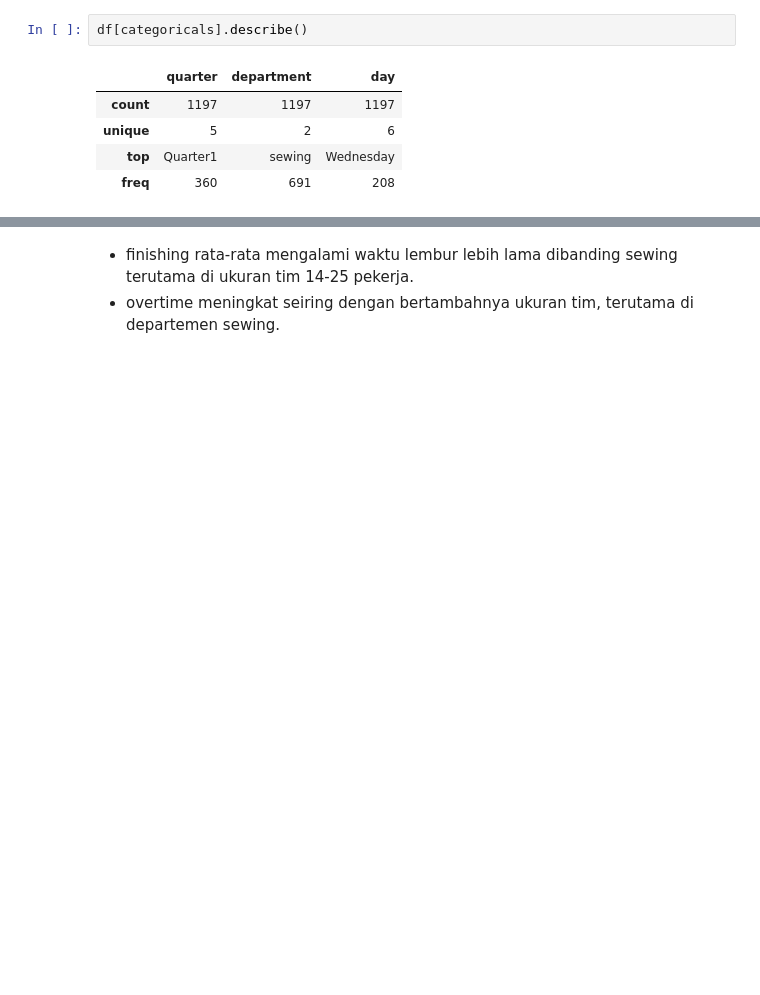
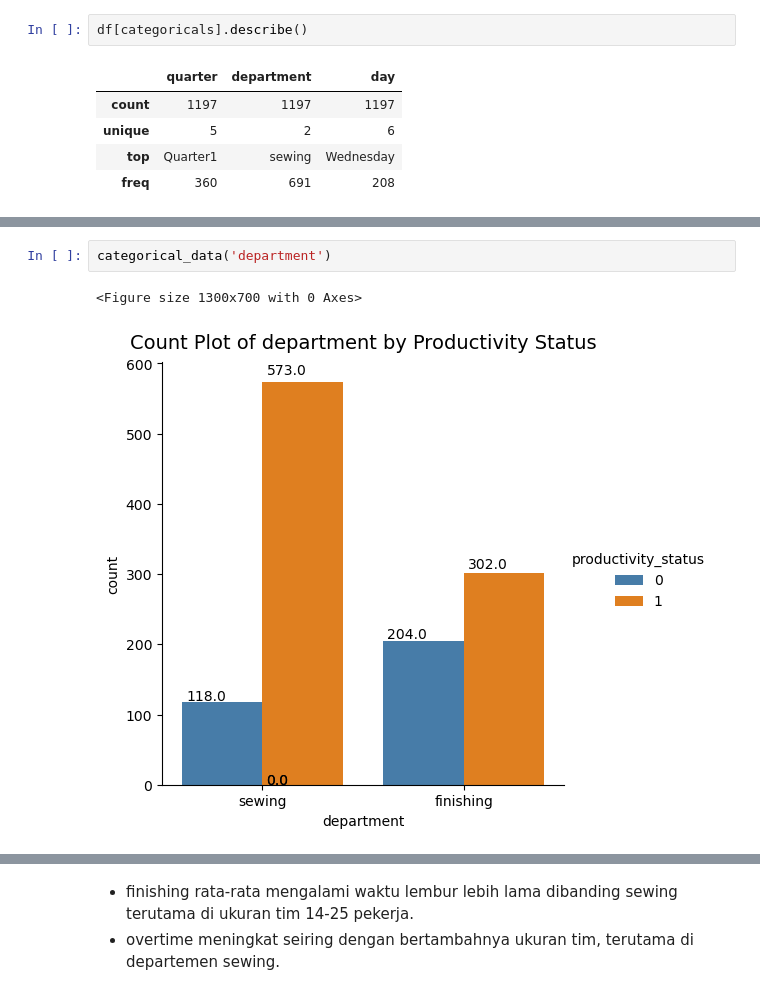
Before and after one commit to tiyasanin1/garment-productivity-analysis, a Jupyter notebook: notebook/code.ipynb, the cells around one changed output, grey strips where cells are left out. Saved outputs shown, nothing was run; the diff lists cells and outputs as text; blank space fills up the shorter version.

```diff
--- a/notebook/code.ipynb
+++ b/notebook/code.ipynb
@@ -338,0 +177,5 @@ plt.show()
+# %%
+categorical_data('department')
+# %% [output]
+<Figure size 1300x700 with 0 Axes>
+[figure, added]
```
Also changed, not shown: parts of 126 cells of this notebook.
